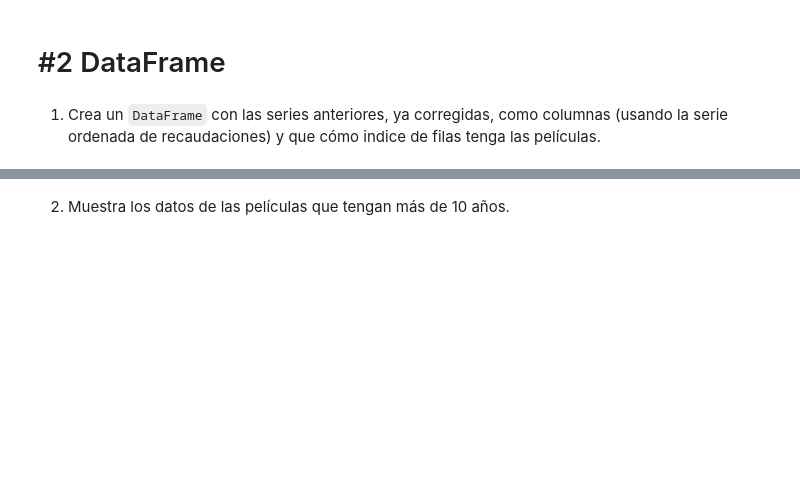
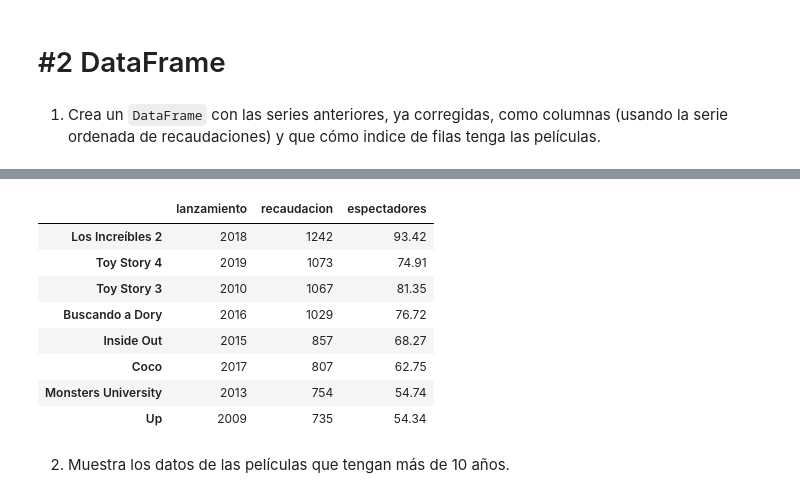
Before and after one commit to pablomoralesbaro/Ds-Online-PabloBaro, a Jupyter notebook: 02_Herramientas_Avanzadas/Sprint_04/Unidad_01_Pandas_I/03_Practica_Obligatoria/18_Practica_Obligatoria_Pandas_I.ipynb, the cells around one changed output, grey strips where cells are left out. Saved outputs shown, nothing was run; the diff lists cells and outputs as text; code cells hidden in the pictures; blank space fills up the shorter version.

```diff
--- a/02_Herramientas_Avanzadas/Sprint_04/Unidad_01_Pandas_I/03_Practica_Obligatoria/18_Practica_Obligatoria_Pandas_I.ipynb
+++ b/02_Herramientas_Avanzadas/Sprint_04/Unidad_01_Pandas_I/03_Practica_Obligatoria/18_Practica_Obligatoria_Pandas_I.ipynb
@@ -18,7 +18,7 @@ import pandas as pd
 1. A partir de las listas siguientes, crea tres series que tengan como índices los títulos de las películas. Guárdalas cada una en una variable, que usarás a lo largo de la práctica.m
 # %%
 
-titulos = ["Toy Story 4", "Los Incríbles 2", "Buscando a Dory", "Toy Story 3", "Caco", "Inside Out", "Monsters University", "Up"]
-lanzamiento = [2015, 2018, 2016, 2010, 2017, 2015, 2013, 2006]
-recaudaciones = [1073, 1242, 1029, 1067, 807, 857, 744, 735]  # En millones de dólares
-espectadores = [74.91, 93.42, 76.72, 81.35, 62.75, 68.27, 54.74, 54.34] # En millones, estimación hecha por aficionados
+lista_titulos = ["Toy Story 4", "Los Incríbles 2", "Buscando a Dory", "Toy Story 3", "Caco", "Inside Out", "Monsters University", "Up"]
+lista_lanzamiento = [2015, 2018, 2016, 2010, 2017, 2015, 2013, 2006]
+lista_recaudaciones = [1073, 1242, 1029, 1067, 807, 857, 744, 735]  # En millones de dólares
+lista_espectadores = [74.91, 93.42, 76.72, 81.35, 62.75, 68.27, 54.74, 54.34] # En millones, estimación hecha por aficionados
@@ -39,0 +25,4 @@ Name: lanzamiento, dtype: int64
+# %%
+serie_lanzamiento = pd.Series(lista_lanzamiento, index=lista_titulos, name = "lanzamientos")
+serie_recaudaciones = pd.Series(lista_recaudaciones, index=lista_titulos, name = "recaudaciones")
+serie_espectadores = pd.Series(lista_espectadores, index=lista_titulos, name = "espectadores")
@@ -157,11 +177,11 @@ Name: lanzamiento, dtype: int64
     * La recaudación de Monsters University fue de 754 millones.
     * Hay 2 nombres que han sufrido el efecto del conocido "error Jaime", corrígelo en todas las series (recuerda que los indices son inmutables, tendrás que hacer algo de código)
 # %%
-s_lanzamiento.loc["Toy Story 4"] = 2019
-s_lanzamiento.loc["Up"] = 2009
+serie_lanzamiento.loc["Toy Story 4"] = 2019
+serie_lanzamiento.loc["Up"] = 2009
 
 
-s_recaudaciones.loc["Monsters University"] = 754
+serie_recaudaciones.loc["Monsters University"] = 754
 
 
 correcciones_idx = {
@@ -169,9 +189,9 @@ correcciones_idx = {
     "Caco": "Coco"
 }
 
-s_lanzamiento      = s_lanzamiento.rename(index=correcciones_idx)
-s_recaudaciones    = s_recaudaciones.rename(index=correcciones_idx)
-s_espectadores     = s_espectadores.rename(index=correcciones_idx)
+serie_lanzamiento   = serie_lanzamiento.rename(index=correcciones_idx)
+serie_recaudaciones = serie_recaudaciones.rename(index=correcciones_idx)
+serie_espectadores  = serie_espectadores.rename(index=correcciones_idx)
 # %%
 # %% [output]
 Toy Story 4            2019
@@ -211,0 +210,9 @@ NameError: name 's_recaudaciones_desc' is not defined
+# %%
+df = pd.DataFrame({
+    "lanzamiento": serie_lanzamiento,
+    "recaudacion": serie_recaudaciones,
+    "espectadores": serie_espectadores
+})
+
+
+print(df)
@@ -212,3 +229,15 @@ NameError: name 's_recaudaciones_desc' is not defined
+# %%
+pd.DataFrame(df).sort_values(by="recaudacion", ascending=False)
+# %% [output]
+|  | lanzamiento | recaudacion | espectadores |
+| Los Increíbles 2 | 2018 | 1242 | 93.42 |
+| Toy Story 4 | 2019 | 1073 | 74.91 |
+| Toy Story 3 | 2010 | 1067 | 81.35 |
+| Buscando a Dory | 2016 | 1029 | 76.72 |
+| Inside Out | 2015 | 857 | 68.27 |
+| Coco | 2017 | 807 | 62.75 |
+| Monsters University | 2013 | 754 | 54.74 |
+| Up | 2009 | 735 | 54.34 |
 # %% [markdown]
 2. Muestra los datos de las películas que tengan más de 10 años.
 # %%
```
Also changed, not shown: parts of 17 cells of this notebook.
